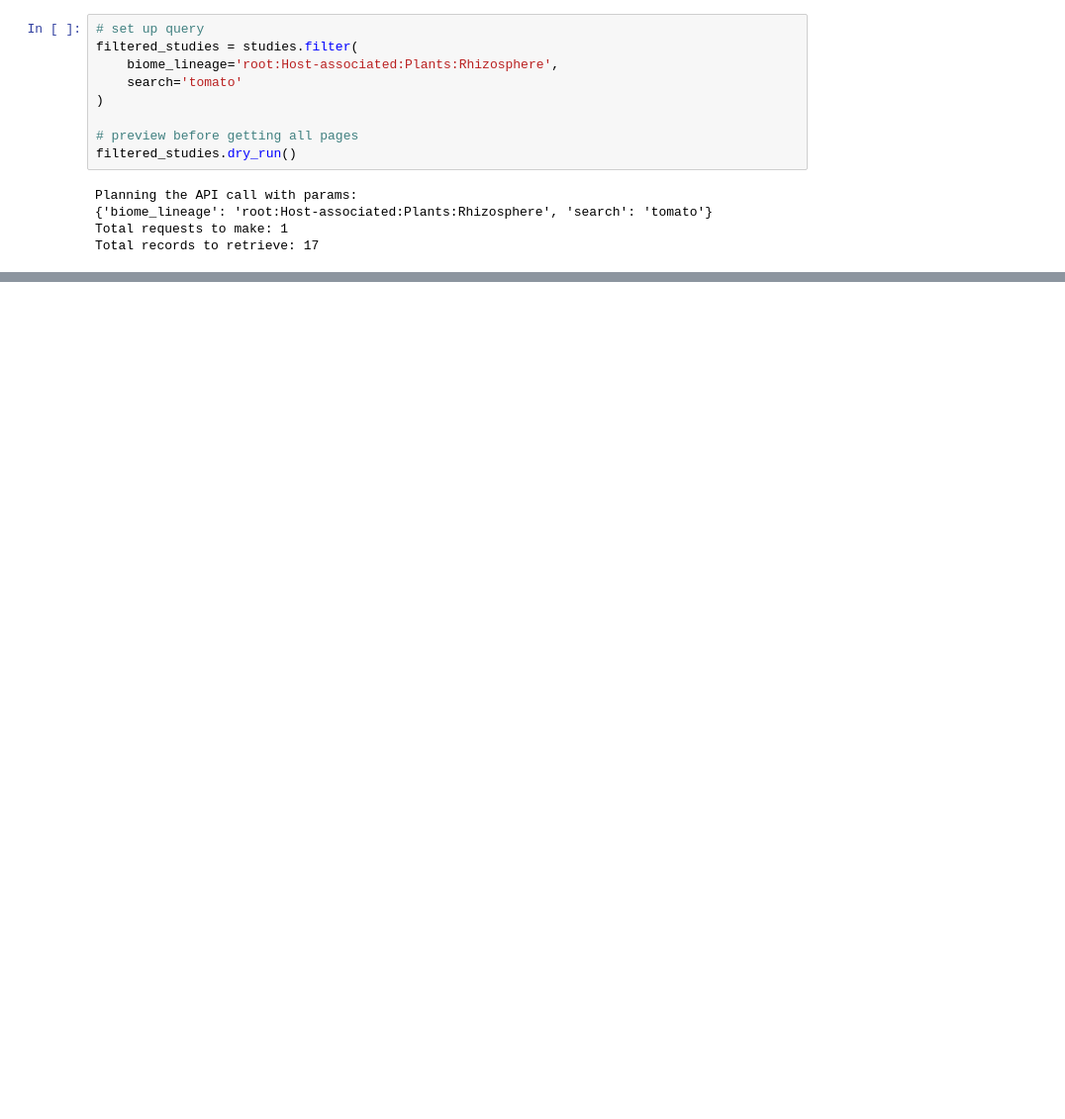
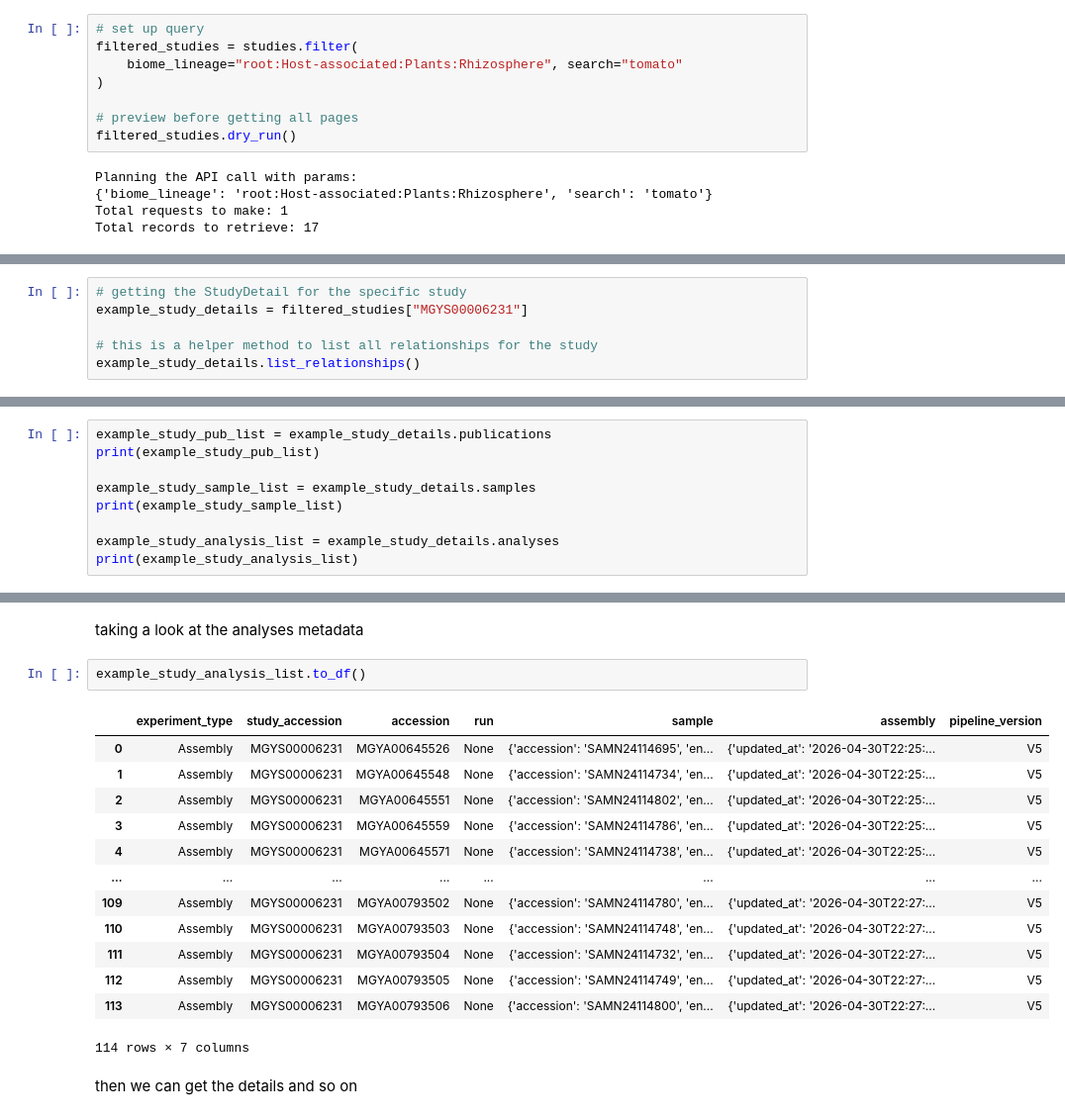
Before and after one commit to EBI-Metagenomics/mgnipy, a Jupyter notebook: docs/tutorials/getting-started/demo-mgnify-tomatoes.ipynb, the cells around one changed output, grey strips where cells are left out. Shown at 99% size. Cells and saved outputs as stored; diff of their text form; blank space fills up the shorter version.

```diff
--- a/docs/tutorials/getting-started/demo-mgnify-tomatoes.ipynb
+++ b/docs/tutorials/getting-started/demo-mgnify-tomatoes.ipynb
@@ -74,8 +73,7 @@ studies.list_supported_params()
 # %%
 # set up query
 filtered_studies = studies.filter(
-    biome_lineage='root:Host-associated:Plants:Rhizosphere',
-    search='tomato'
+    biome_lineage="root:Host-associated:Plants:Rhizosphere", search="tomato"
 )
 
 # preview before getting all pages
@@ -165,0 +165,6 @@ study_details['MGYS00010296'].analyses
+# %%
+# getting the StudyDetail for the specific study
+example_study_details = filtered_studies["MGYS00006231"]
+
+# this is a helper method to list all relationships for the study
+example_study_details.list_relationships()
@@ -165,0 +175,9 @@ study_details['MGYS00010296'].analyses
+# %%
+example_study_pub_list = example_study_details.publications
+print(example_study_pub_list)
+
+example_study_sample_list = example_study_details.samples
+print(example_study_sample_list)
+
+example_study_analysis_list = example_study_details.analyses
+print(example_study_analysis_list)
@@ -165,0 +223,20 @@ study_details['MGYS00010296'].analyses
+# %% [markdown]
+taking a look at the analyses metadata
+# %%
+example_study_analysis_list.to_df()
+# %% [output]
+|  | experiment_type | study_accession | accession | run | sample | assembly | pipeline_version |
+| 0 | Assembly | MGYS00006231 | MGYA00645526 | None | {'accession': 'SAMN24114695', 'en... | {'updated_at': '2026-04-30T22:25:... | V5 |
+| 1 | Assembly | MGYS00006231 | MGYA00645548 | None | {'accession': 'SAMN24114734', 'en... | {'updated_at': '2026-04-30T22:25:... | V5 |
+| 2 | Assembly | MGYS00006231 | MGYA00645551 | None | {'accession': 'SAMN24114802', 'en... | {'updated_at': '2026-04-30T22:25:... | V5 |
+| 3 | Assembly | MGYS00006231 | MGYA00645559 | None | {'accession': 'SAMN24114786', 'en... | {'updated_at': '2026-04-30T22:25:... | V5 |
+| 4 | Assembly | MGYS00006231 | MGYA00645571 | None | {'accession': 'SAMN24114738', 'en... | {'updated_at': '2026-04-30T22:25:... | V5 |
+| ... | ... | ... | ... | ... | ... | ... | ... |
+| 109 | Assembly | MGYS00006231 | MGYA00793502 | None | {'accession': 'SAMN24114780', 'en... | {'updated_at': '2026-04-30T22:27:... | V5 |
+| 110 | Assembly | MGYS00006231 | MGYA00793503 | None | {'accession': 'SAMN24114748', 'en... | {'updated_at': '2026-04-30T22:27:... | V5 |
+| 111 | Assembly | MGYS00006231 | MGYA00793504 | None | {'accession': 'SAMN24114732', 'en... | {'updated_at': '2026-04-30T22:27:... | V5 |
+| 112 | Assembly | MGYS00006231 | MGYA00793505 | None | {'accession': 'SAMN24114749', 'en... | {'updated_at': '2026-04-30T22:27:... | V5 |
+| 113 | Assembly | MGYS00006231 | MGYA00793506 | None | {'accession': 'SAMN24114800', 'en... | {'updated_at': '2026-04-30T22:27:... | V5 |
+114 rows × 7 columns
+# %% [markdown]
+then we can get the details and so on
```
Also changed, not shown: parts of 19 cells of this notebook, 28 other files.
